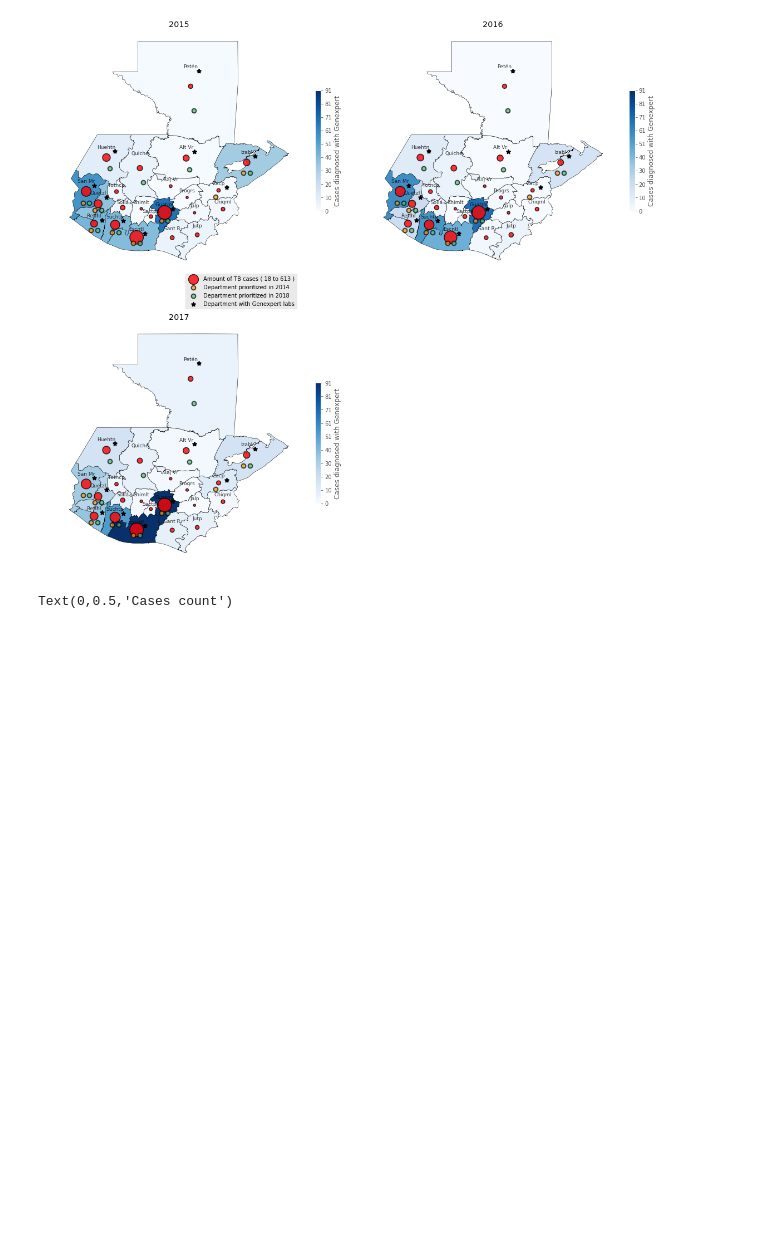
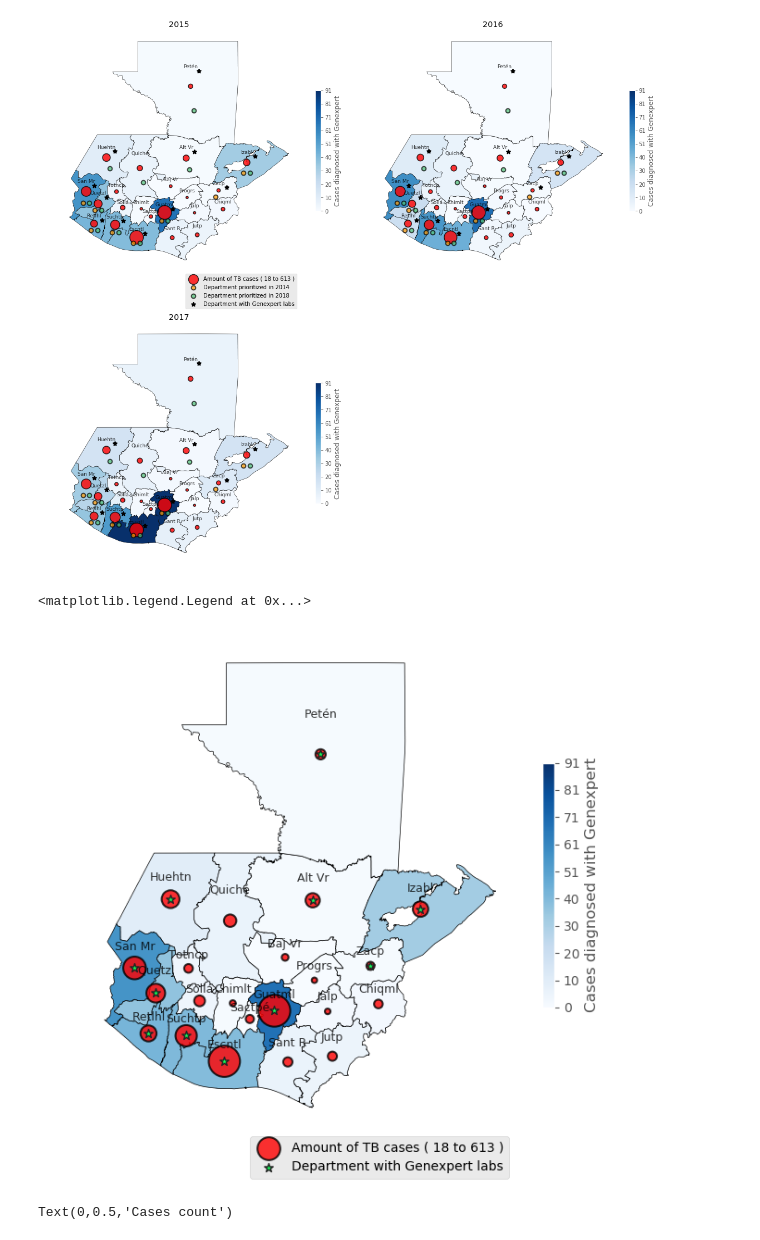
Before and after one commit to Guitlle/gf, a Jupyter notebook: outcome_measurement/tuberculosis/gtm/GTM - TB Tx Cohorts - Genexpert analysis.ipynb, the cells around one changed output. Drawn from its saved outputs; the diff is of its cells as text; code cells hidden in the pictures; blank space fills up the shorter version.

```diff
--- a/outcome_measurement/tuberculosis/gtm/GTM - TB Tx Cohorts - Genexpert analysis.ipynb
+++ b/outcome_measurement/tuberculosis/gtm/GTM - TB Tx Cohorts - Genexpert analysis.ipynb
@@ -201,3 +205,21 @@ ax.set_title("2017")
 plt.tight_layout(pad=0.8)
 # %% [output]
 [figure]
+# %%
+mlp.rcParams["figure.figsize"] = (7.5, 7)
+xmax = gxpertMapData[True].max()
+ax = plt.subplot(1,1,1)
+deptosMap2Way(True, "Total", gxpertMapData[gxpertMapData.Year == 2015], "Cases diagnosed with Genexpert", "Amount of TB cases",
+             xmax = xmax)
+
+j = 0
+for i, depto in data.deptosGTshp[data.deptosGTshp.deptocode.isin(labs)].iterrows():
+    plt.scatter(depto.geometry.centroid.x, (0*depto.geometry.bounds[3]+1*depto.geometry.centroid.y)/1,
+                50, linewidths= 1, edgecolor = "#222222", alpha=1,
+                label = "Department with Genexpert labs" if j == 0 else None,
+                marker='*', color='#15FD59')
+    j += 1
+plt.legend(bbox_to_anchor=(1,0))
+# %% [output]
+<matplotlib.legend.Legend at 0x...>
+[figure, added]
```
Also changed, not shown: parts of 4 cells of this notebook, 1 other file.
